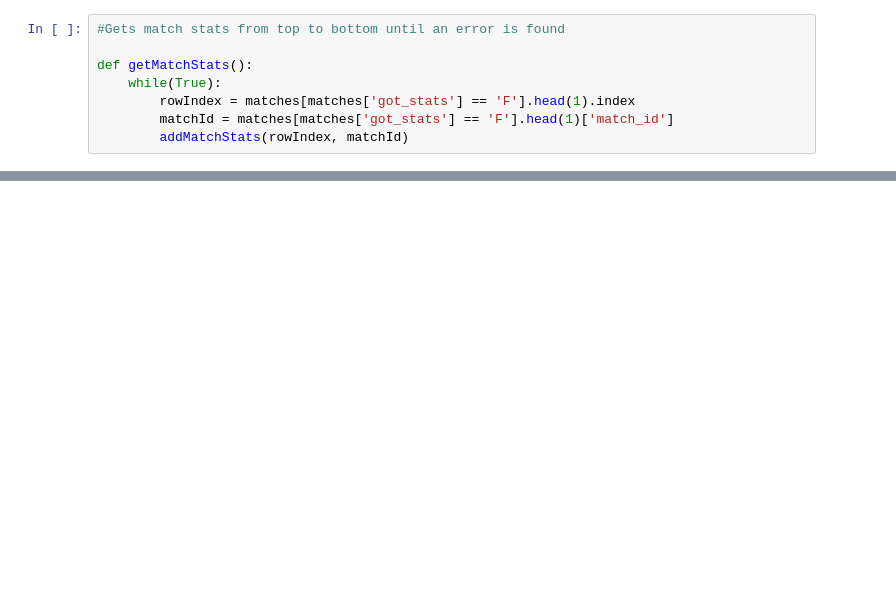
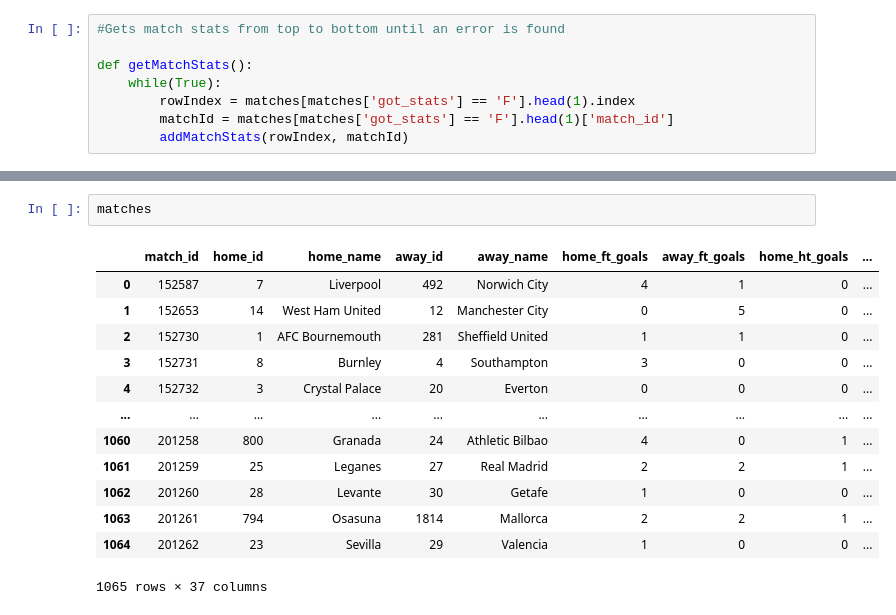
Before and after one commit to RicardoBoia2017/FEUP_ADAD, a Jupyter notebook: ADAD.ipynb, the cells around one changed output, grey strips where cells are left out. Cells and saved outputs as stored; diff of their text form; blank space fills up the shorter version.

```diff
--- a/ADAD.ipynb
+++ b/ADAD.ipynb
@@ -207,0 +186,16 @@ matches.loc[matches['got_stats'] == 'T']
+# %%
+matches
+# %% [output]
+|  | match_id | home_id | home_name | away_id | away_name | home_ft_goals | away_ft_goals | home_ht_goals | ... |
+| 0 | 152587 | 7 | Liverpool | 492 | Norwich City | 4 | 1 | 0 | ... |
+| 1 | 152653 | 14 | West Ham United | 12 | Manchester City | 0 | 5 | 0 | ... |
+| 2 | 152730 | 1 | AFC Bournemouth | 281 | Sheffield United | 1 | 1 | 0 | ... |
+| 3 | 152731 | 8 | Burnley | 4 | Southampton | 3 | 0 | 0 | ... |
+| 4 | 152732 | 3 | Crystal Palace | 20 | Everton | 0 | 0 | 0 | ... |
+| ... | ... | ... | ... | ... | ... | ... | ... | ... | ... |
+| 1060 | 201258 | 800 | Granada | 24 | Athletic Bilbao | 4 | 0 | 1 | ... |
+| 1061 | 201259 | 25 | Leganes | 27 | Real Madrid | 2 | 2 | 1 | ... |
+| 1062 | 201260 | 28 | Levante | 30 | Getafe | 1 | 0 | 0 | ... |
+| 1063 | 201261 | 794 | Osasuna | 1814 | Mallorca | 2 | 2 | 1 | ... |
+| 1064 | 201262 | 23 | Sevilla | 29 | Valencia | 1 | 0 | 0 | ... |
+1065 rows × 37 columns
```
Also changed, not shown: parts of 10 cells of this notebook, 1 other file.
